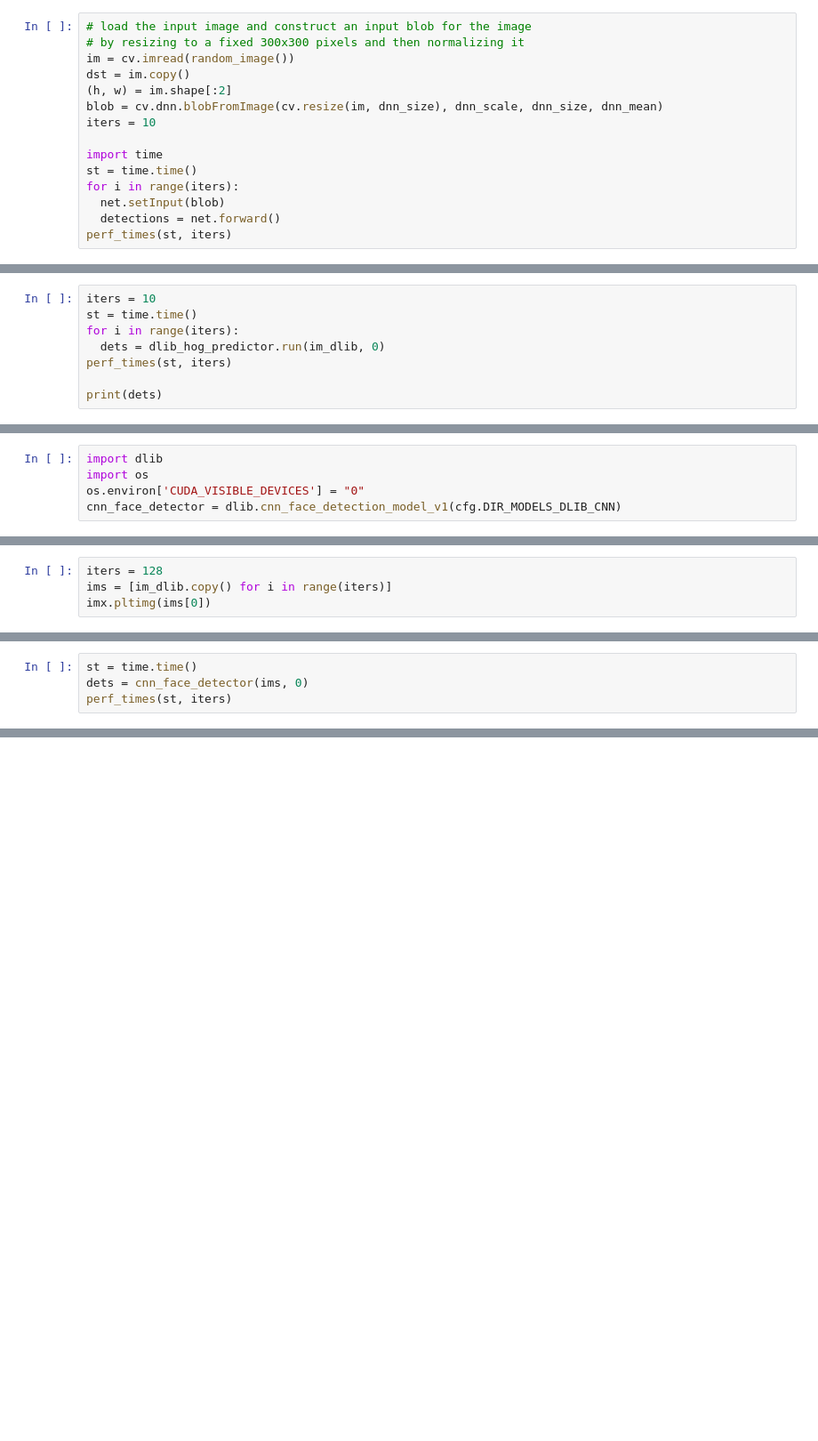
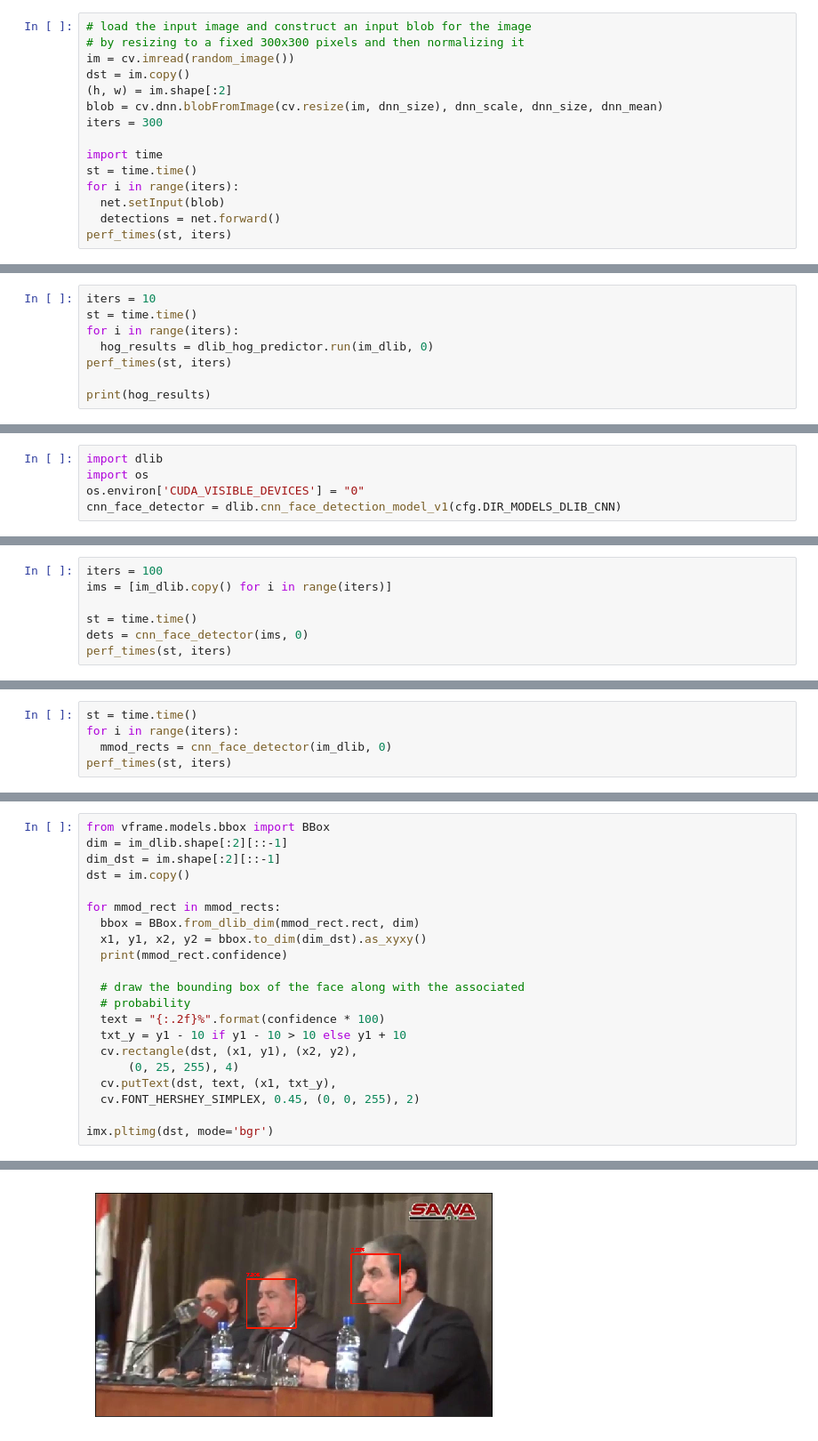
Before and after one commit to vframeio/_vframe_v0_archived, a Jupyter notebook: notebooks/face_detection/face_detection.ipynb, the cells around one changed output, grey strips where cells are left out. Shown at 89% size. Cells and saved outputs as stored; diff of their text form; blank space fills up the shorter version.

Commit message:
add face detect

```diff
--- a/notebooks/face_detection/face_detection.ipynb
+++ b/notebooks/face_detection/face_detection.ipynb
@@ -57,7 +59,7 @@ im = cv.imread(random_image())
 dst = im.copy()
 (h, w) = im.shape[:2]
 blob = cv.dnn.blobFromImage(cv.resize(im, dnn_size), dnn_scale, dnn_size, dnn_mean)
-iters = 10
+iters = 300
 
 import time
 st = time.time()
@@ -105,8 +118,8 @@ dlib_hog_predictor = dlib.get_frontal_face_detector()
 iters = 10
 st = time.time()
 for i in range(iters):
-  dets = dlib_hog_predictor.run(im_dlib, 0)
+  hog_results = dlib_hog_predictor.run(im_dlib, 0)
 perf_times(st, iters)
 
-print(dets)
+print(hog_results)
 # %% [output]
@@ -154,5 +157,8 @@ class cnn_face_detection_model_v1(pybind11_builtins.pybind11_object)
 # %%
-iters = 128
+iters = 100
 ims = [im_dlib.copy() for i in range(iters)]
-imx.pltimg(ims[0])
+
+st = time.time()
+dets = cnn_face_detector(ims, 0)
+perf_times(st, iters)
 # %% [output]
@@ -161,5 +166,6 @@ imx.pltimg(ims[0])
 # %%
 st = time.time()
-dets = cnn_face_detector(ims, 0)
+for i in range(iters):
+  mmod_rects = cnn_face_detector(im_dlib, 0)
 perf_times(st, iters)
 # %% [output]
@@ -178,0 +177,22 @@ mmod_rectangles[[(822, 200) (986, 363)], [(505, 294) (641, 431)], [(321, 309) (4
+# %%
+from vframe.models.bbox import BBox
+dim = im_dlib.shape[:2][::-1]
+dim_dst = im.shape[:2][::-1]
+dst = im.copy()
+
+for mmod_rect in mmod_rects:
+  bbox = BBox.from_dlib_dim(mmod_rect.rect, dim)
+  x1, y1, x2, y2 = bbox.to_dim(dim_dst).as_xyxy()
+  print(mmod_rect.confidence)
+
+  # draw the bounding box of the face along with the associated
+  # probability
+  text = "{:.2f}%".format(confidence * 100)
+  txt_y = y1 - 10 if y1 - 10 > 10 else y1 + 10
+  cv.rectangle(dst, (x1, y1), (x2, y2),
+      (0, 25, 255), 4)
+  cv.putText(dst, text, (x1, txt_y),
+  cv.FONT_HERSHEY_SIMPLEX, 0.45, (0, 0, 255), 2)
+
+imx.pltimg(dst, mode='bgr')
+# %% [output]
@@ -178,0 +201 @@ mmod_rectangles[[(822, 200) (986, 363)], [(505, 294) (641, 431)], [(321, 309) (4
+[figure, added]
```
Also changed, not shown: parts of 20 cells of this notebook, 18 other files.
